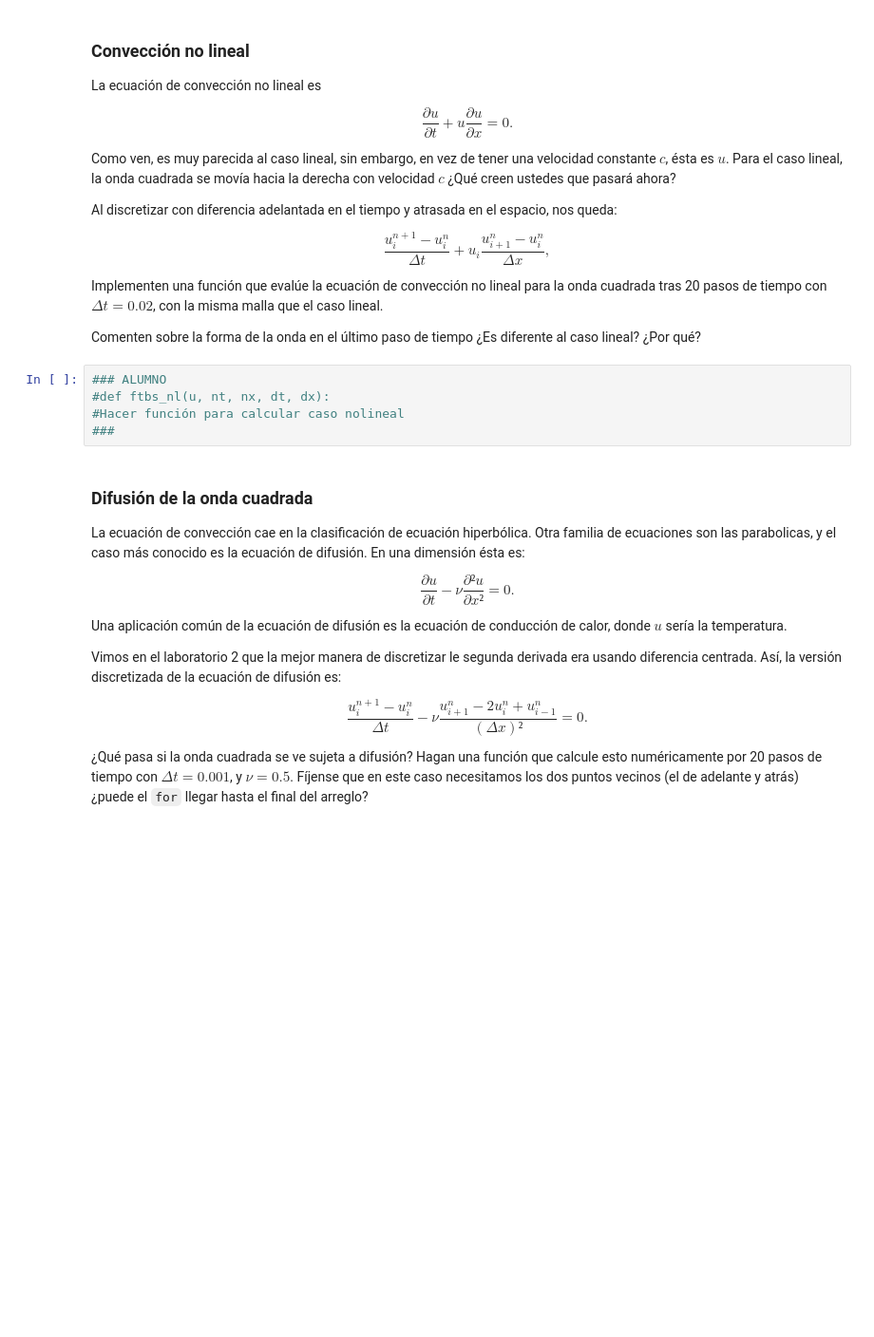
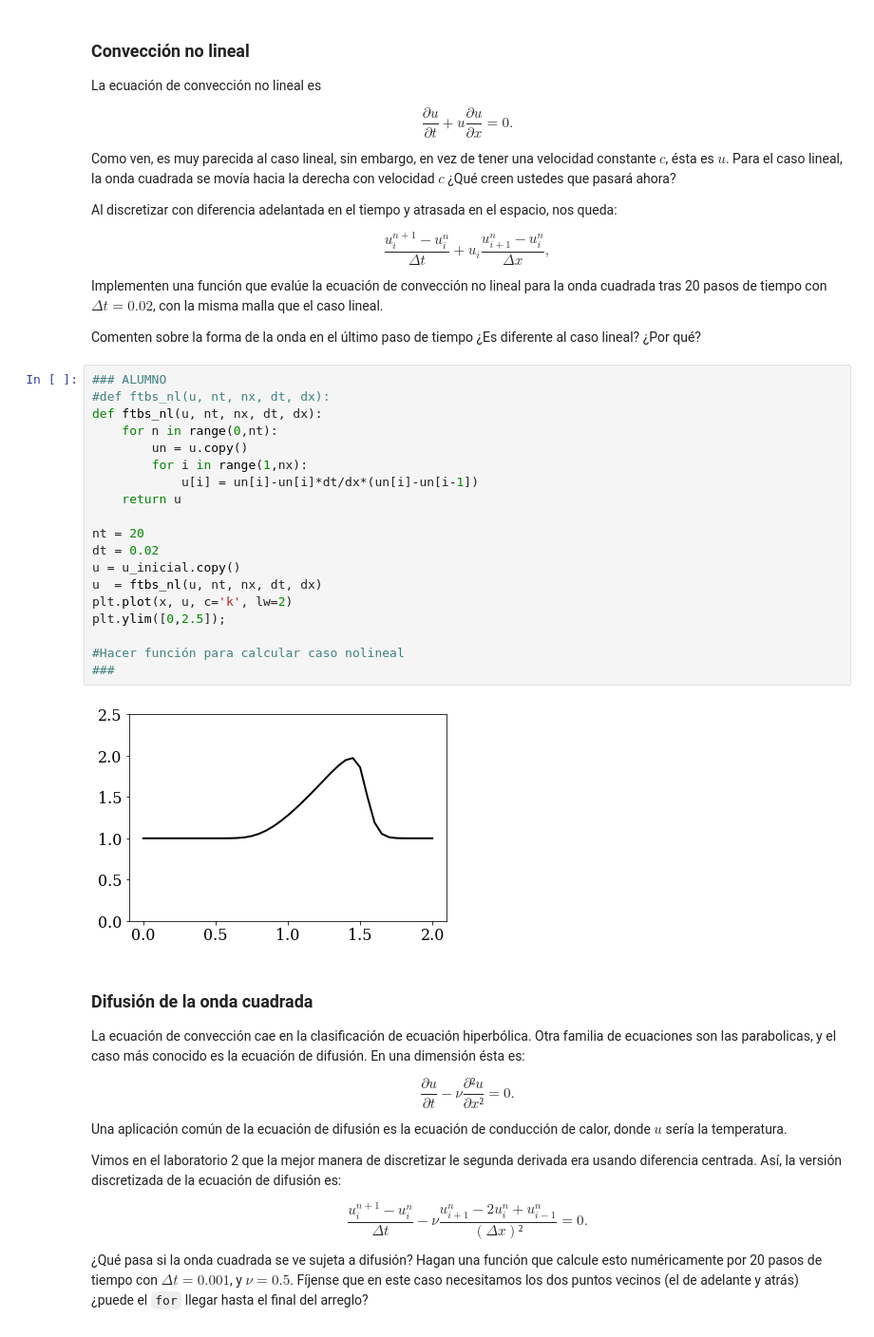
Before and after one commit to gabrielparada/MEC223, a Jupyter notebook: Lab_04/burgers.ipynb, the cells around one changed output. Shown: that part at 95% size. Saved outputs shown, nothing was run; the diff lists cells and outputs as text; blank space fills up the shorter version.

```diff
--- a/Lab_04/burgers.ipynb
+++ b/Lab_04/burgers.ipynb
@@ -119,11 +126,27 @@ Al discretizar con diferencia adelantada en el tiempo y atrasada en el espacio,
 Implementen una función que evalúe la ecuación de convección no lineal para la onda cuadrada tras 20 pasos de tiempo con $\Delta t = 0.02$, con la misma malla que el caso lineal.
 
 Comenten sobre la forma de la onda en el último paso de tiempo ¿Es diferente al caso lineal? ¿Por qué?
-# %%
-### ALUMNO
-#def ftbs_nl(u, nt, nx, dt, dx):
-#Hacer función para calcular caso nolineal
-###
+# %%
+### ALUMNO
+#def ftbs_nl(u, nt, nx, dt, dx):
+def ftbs_nl(u, nt, nx, dt, dx):
+    for n in range(0,nt):
+        un = u.copy()
+        for i in range(1,nx):
+            u[i] = un[i]-un[i]*dt/dx*(un[i]-un[i-1])
+    return u
+
+nt = 20
+dt = 0.02
+u = u_inicial.copy()
+u  = ftbs_nl(u, nt, nx, dt, dx)
+plt.plot(x, u, c='k', lw=2)
+plt.ylim([0,2.5]);
+
+#Hacer función para calcular caso nolineal
+###
+# %% [output]
+[figure, added]
 # %% [markdown]
 ### Difusión de la onda cuadrada
 
```
Also changed, not shown: parts of 9 cells of this notebook.
